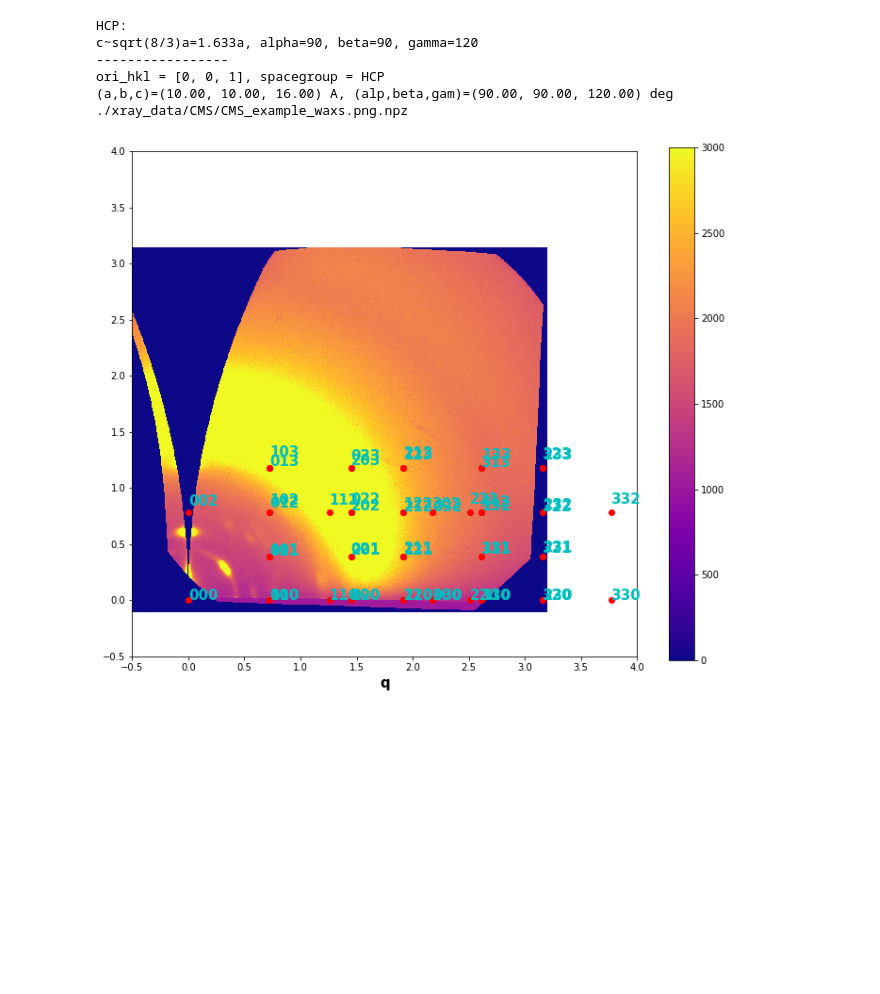
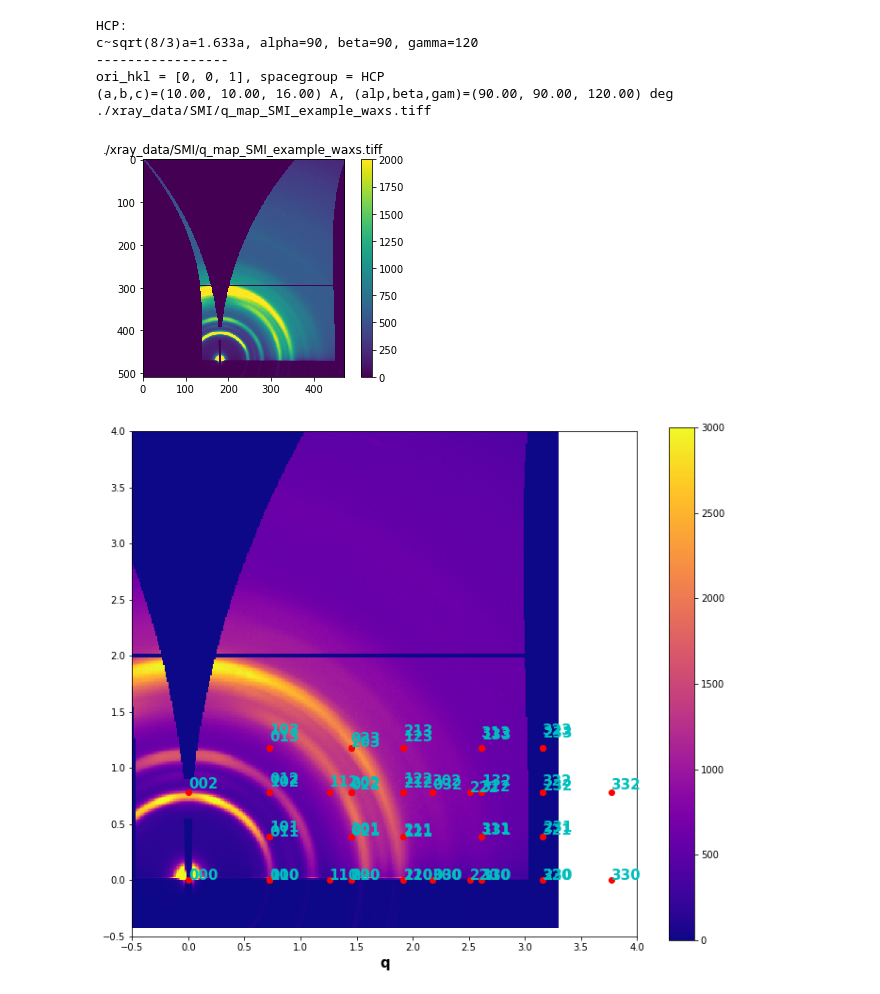
Before and after one commit to esther279/Indexing, a Jupyter notebook: Main_indexing.ipynb, the cells around one changed output. Saved outputs shown, nothing was run; the diff lists cells and outputs as text; code cells hidden in the pictures; blank space fills up the shorter version.

```diff
--- a/Main_indexing.ipynb
+++ b/Main_indexing.ipynb
@@ -30,7 +30,7 @@ param = {
     "spacegroup": 'HCP', # See fun_index -> check_ref(h, k, l, spacegroup)
     "ori_hkl": [0, 0, 1],  # Beam direction if Transmission, normal to film if GI
     "range_hkl": [[0, 3], [0, 3], [0, 3]],
-    "filename": './xray_data/SMI/q_map_SMI_example_waxs.png', # SMI (png or tiff); CMS (png or npz)
+    "filename": './xray_data/SMI/q_map_SMI_example_waxs.tiff', # SMI (png or tiff); CMS (png or npz)
     #"filename": './xray_data/CMS/CMS_example_waxs.png.npz',
 }
 data = []
@@ -52,35 +52,36 @@ if 'filename' in param:
         temp = fabio.open(fn)
         plt.figure()
         plt.imshow(temp.data, vmin=0, vmax=2000)
         plt.colorbar(); plt.title(fn)
     elif fn.find('png')>0 and fn.find('.npz')<0:
         img = mpimg.imread(fn)
         plt.figure()
         plt.imshow(img); plt.title(fn)
 
 
 ## Plot index
 param_plot = {
     "log10": 0,
     "lim1": [-0.5, 4],  # axis limits
     #"vmin": 0,  # colorbar range
     "vmax": 3000,
     "textcolor": 'c',
 }
 plt.figure(figsize=(12,10))
 plot_index(data, Qxy_list, Qz_list, hkl_list, **param_plot)
 
 
 ## List peaks (d = 2pi/q)
 q_data.sort_values(by=['q'], ascending=True)
 # %% [output]
 HCP:
 c~sqrt(8/3)a=1.633a, alpha=90, beta=90, gamma=120
 -----------------
 ori_hkl = [0, 0, 1], spacegroup = HCP
 (a,b,c)=(10.00, 10.00, 16.00) A, (alp,beta,gam)=(90.00, 90.00, 120.00) deg
-./xray_data/CMS/CMS_example_waxs.png.npz
+./xray_data/SMI/q_map_SMI_example_waxs.tiff
-[figure, old version]
+[figure, new version]
+[figure, added]
 |  | d | hkl | q | q_ratio |
 | 0 | 10.000000 | 000 | 0.628319 | 1.000000 |
 | 2 | 8.660254 | 010 | 0.725520 | 1.154701 |
```
Also changed, not shown: 1 other file.
